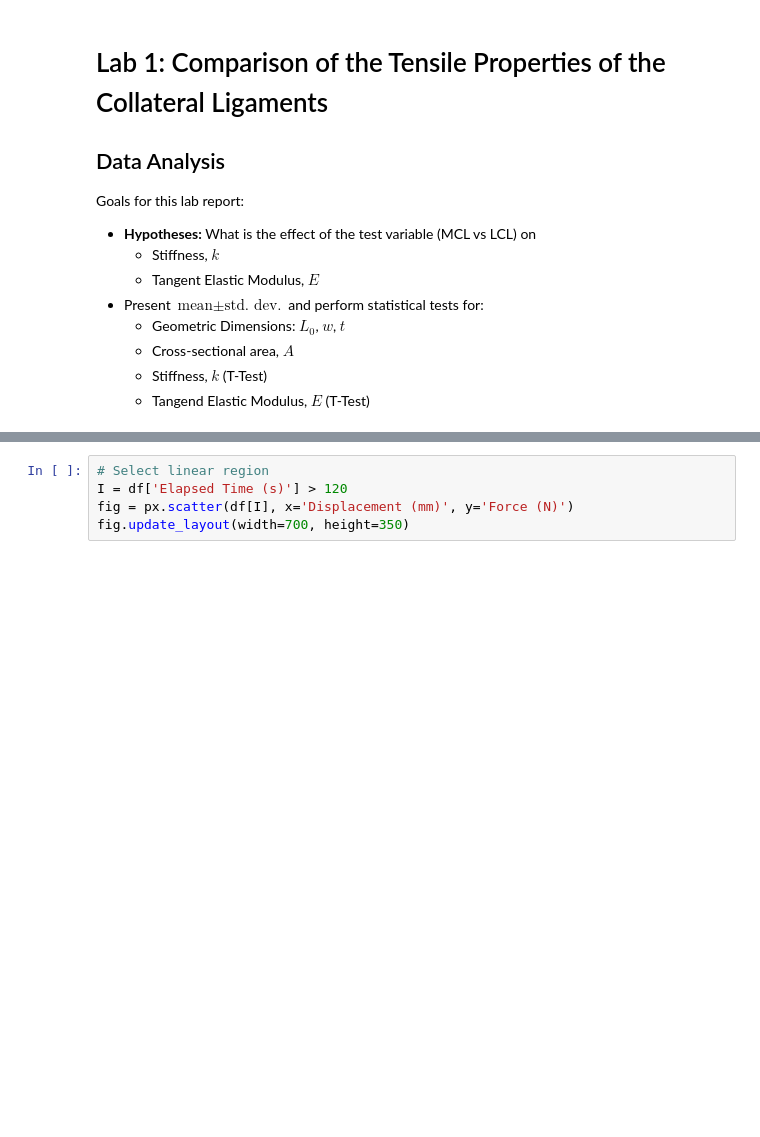
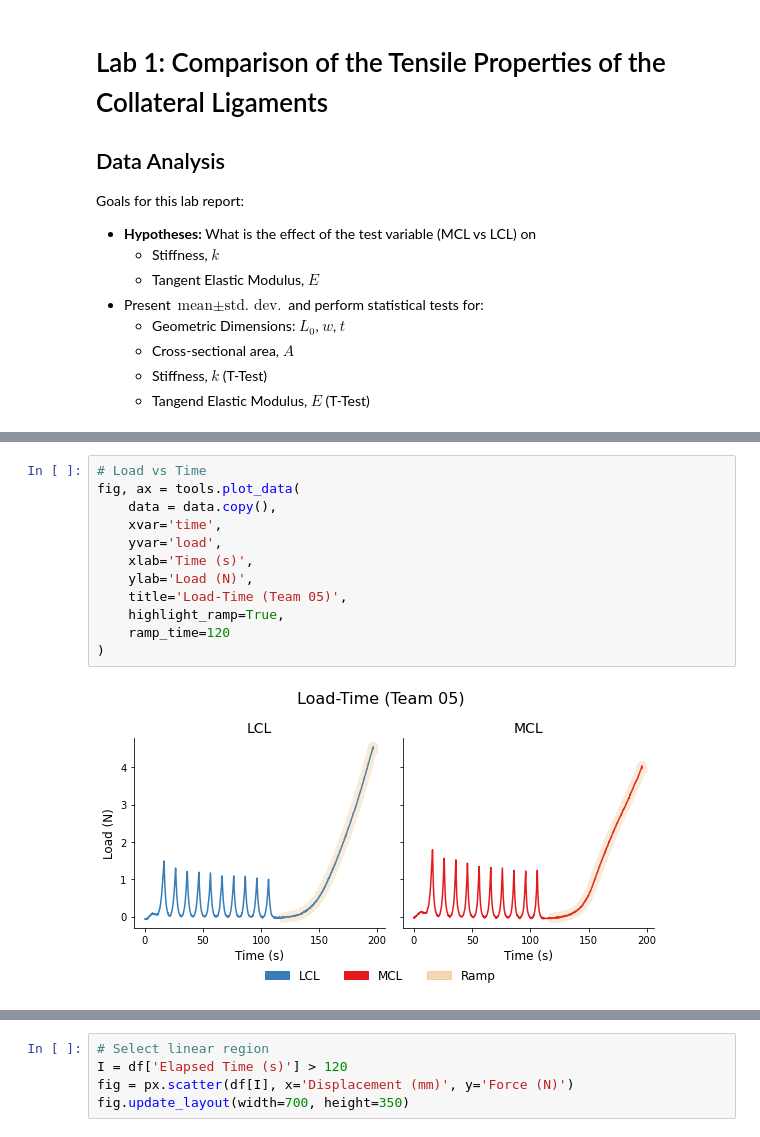
Before and after one commit to Kabilan108/drexel-coursework, a Jupyter notebook: bmes301/lab1/Data Analysis.ipynb, the cells around one changed output, grey strips where cells are left out. Drawn from its saved outputs; the diff is of its cells as text; blank space fills up the shorter version.

```diff
--- a/bmes301/lab1/Data Analysis.ipynb
+++ b/bmes301/lab1/Data Analysis.ipynb
@@ -53,0 +101,14 @@ fig.update_layout(width=700, height=350)
+# %%
+# Load vs Time
+fig, ax = tools.plot_data(
+    data = data.copy(),
+    xvar='time',
+    yvar='load',
+    xlab='Time (s)',
+    ylab='Load (N)',
+    title='Load-Time (Team 05)',
+    highlight_ramp=True,
+    ramp_time=120
+)
+# %% [output]
+[figure, added]
```
Also changed, not shown: parts of 28 cells of this notebook, 12 other files.
